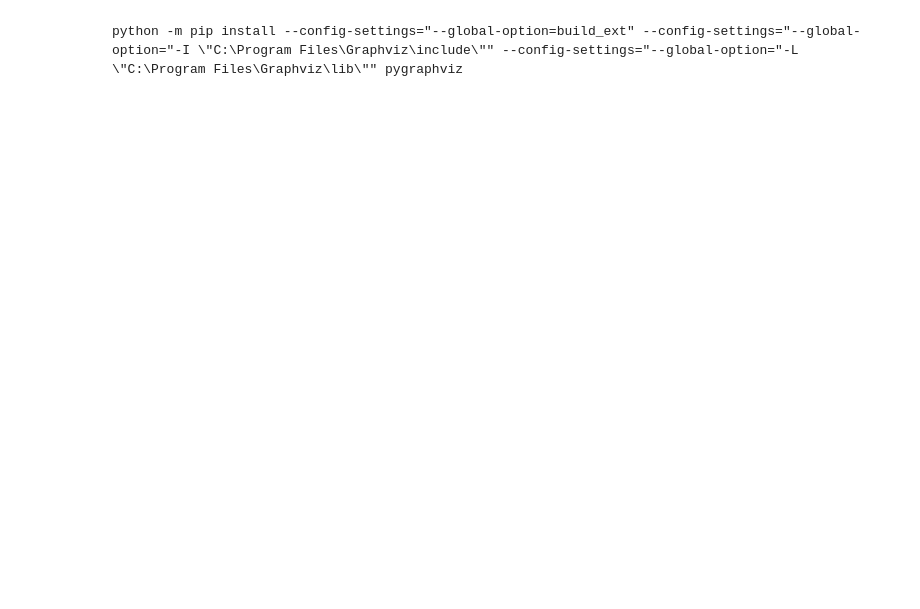
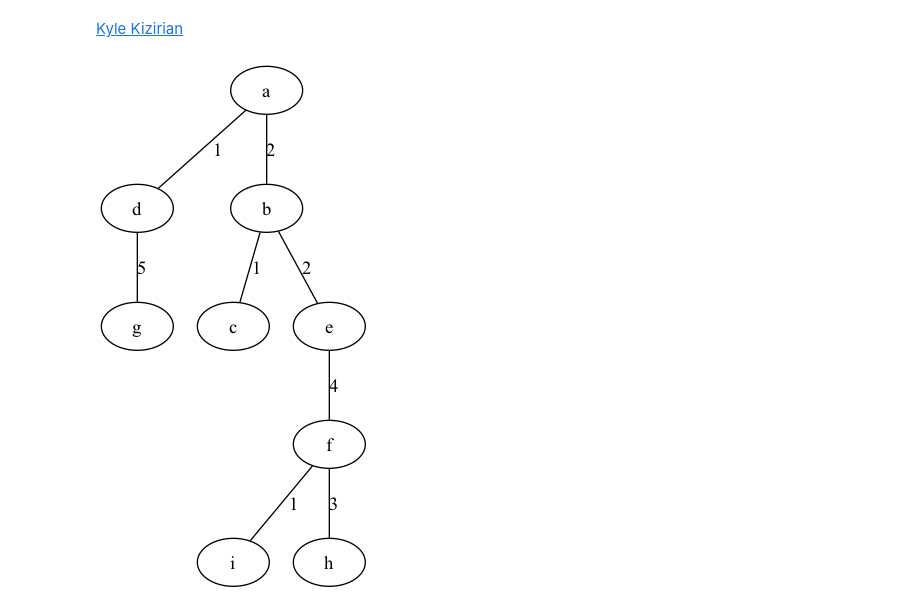
Before and after one commit to AstralJaeger/AMS4-UE03, a Jupyter notebook: notebooks/aufgabe_1.ipynb, the cells around one changed output. Cells and saved outputs as stored; diff of their text form; code cells hidden in the pictures; blank space fills up the shorter version.

````diff
--- a/notebooks/aufgabe_1.ipynb
+++ b/notebooks/aufgabe_1.ipynb
@@ -32,4 +61,43 @@ ImportError: requires pygraphviz http://pygraphviz.github.io/
-# %% [markdown]
-```ps
-python -m pip install --config-settings="--global-option=build_ext" --config-settings="--global-option="-I \"C:\Program Files\Graphviz\include\"" --config-settings="--global-option="-L \"C:\Program Files\Graphviz\lib\"" pygraphviz
-```
+# %% [markdown]
+[Kyle Kizirian](https://kylekizirian.github.io/prims-algorithm.html)
+# %%
+def prim(G: nx.Graph, start_node: Any):
+
+    if start_node not in G.nodes:
+        raise ValueError(f'Start node {start_node} not in graph {G.nodes}')
+
+    # Initialize
+    mst = nx.Graph()
+    visited = {start_node}
+    edges = [
+        (data['weight'], start_node, to)
+        for to, data in G[start_node].items()
+    ]
+    heapq.heapify(edges)
+
+    while edges:
+        weight, frm, to = heapq.heappop(edges)
+        if to in visited:
+            continue
+        visited.add(to)
+        mst.add_edge(frm, to, weight=weight)
+
+        for to_next, data in G[to].items():
+            if to_next not in visited:
+                heapq.heappush(edges, (data['weight'], to, to_next))
+
+    return mst
+
+mst = prim(G, 'a')
+# mst = prim(G, random.choice(list(G.nodes)))
+g = to_agraph(mst)
+g.layout(prog='dot')
+
+for edge in g.edges():
+    edge.attr['label'] = edge.attr['weight']
+
+graph_file = os.path.join(basepath, 'a01a_mst.png')
+g.draw(graph_file, prog='dot', format='png')
+display(Image(graph_file))
+# %% [output]
+[figure, added]
````
Also changed, not shown: parts of 5 cells of this notebook, 7 other files.
